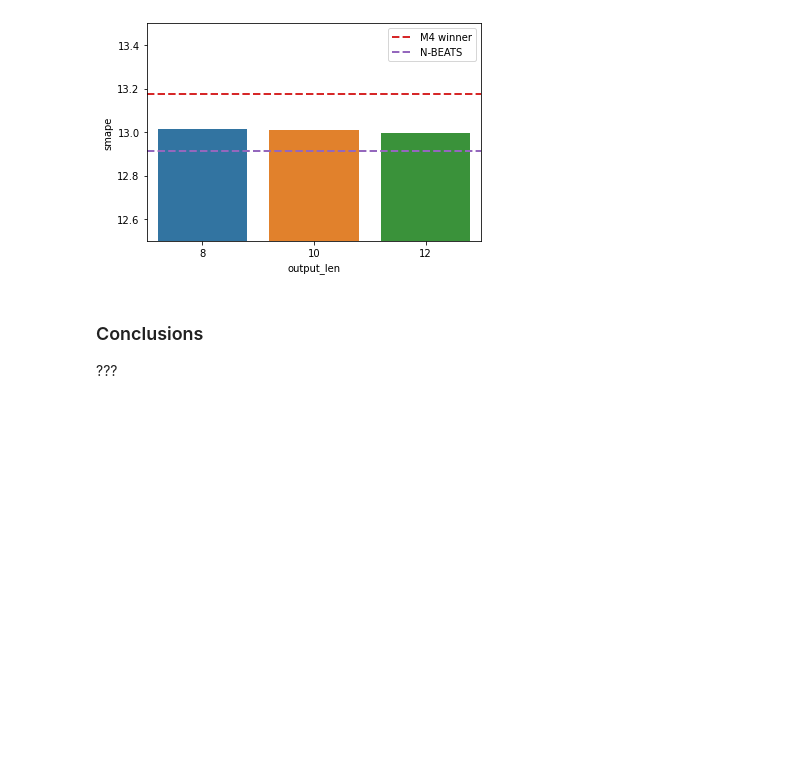
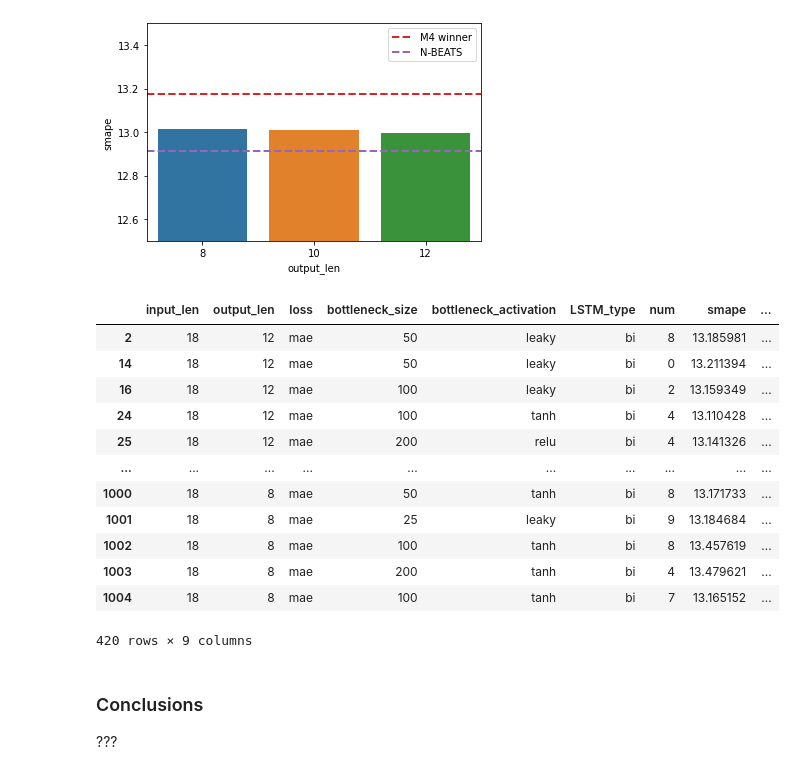
Before and after one commit to djib2011/forecasting, a Jupyter notebook: analysis/explore_results.ipynb, the cells around one changed output. Saved outputs shown, nothing was run; the diff lists cells and outputs as text; code cells hidden in the pictures; blank space fills up the shorter version.

```diff
--- a/analysis/explore_results.ipynb
+++ b/analysis/explore_results.ipynb
@@ -230,6 +230,22 @@ plt.ylim([12.5, 13.5])
 add_benchmarks()
 # %% [output]
 [figure]
+# %%
+df3
+# %% [output]
+|  | input_len | output_len | loss | bottleneck_size | bottleneck_activation | LSTM_type | num | smape | ... |
+| 2 | 18 | 12 | mae | 50 | leaky | bi | 8 | 13.185981 | ... |
+| 14 | 18 | 12 | mae | 50 | leaky | bi | 0 | 13.211394 | ... |
+| 16 | 18 | 12 | mae | 100 | leaky | bi | 2 | 13.159349 | ... |
+| 24 | 18 | 12 | mae | 100 | tanh | bi | 4 | 13.110428 | ... |
+| 25 | 18 | 12 | mae | 200 | relu | bi | 4 | 13.141326 | ... |
+| ... | ... | ... | ... | ... | ... | ... | ... | ... | ... |
+| 1000 | 18 | 8 | mae | 50 | tanh | bi | 8 | 13.171733 | ... |
+| 1001 | 18 | 8 | mae | 25 | leaky | bi | 9 | 13.184684 | ... |
+| 1002 | 18 | 8 | mae | 100 | tanh | bi | 8 | 13.457619 | ... |
+| 1003 | 18 | 8 | mae | 200 | tanh | bi | 4 | 13.479621 | ... |
+| 1004 | 18 | 8 | mae | 100 | tanh | bi | 7 | 13.165152 | ... |
+420 rows × 9 columns
 # %% [markdown]
 ### Conclusions
 
```
